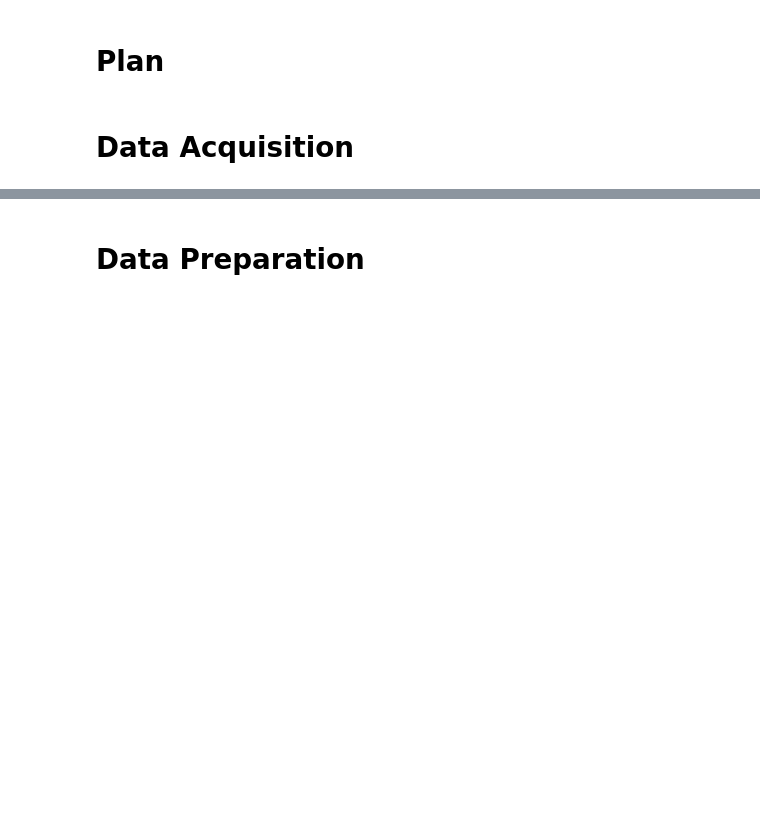
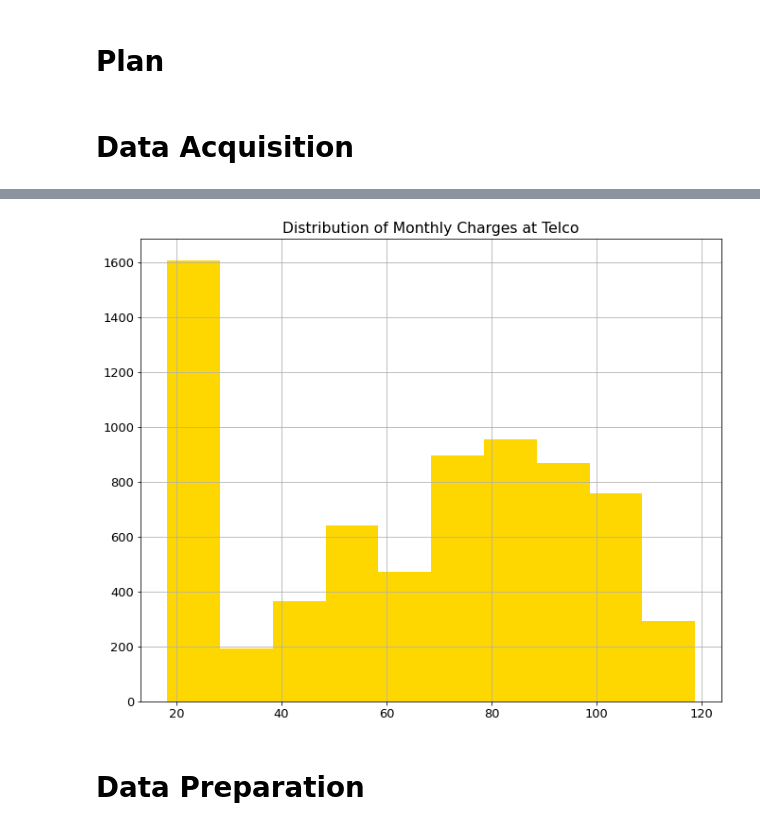
Before and after one commit to aliciag92/classification-project, a Jupyter notebook: working-jupy.ipynb, the cells around one changed output, grey strips where cells are left out. Cells and saved outputs as stored; diff of their text form; code cells hidden in the pictures; blank space fills up the shorter version.

```diff
--- a/working-jupy.ipynb
+++ b/working-jupy.ipynb
@@ -24,3 +256,10 @@
+# %%
+df['monthly_charges'].hist(color='gold')
+
+plt.title('Distribution of Monthly Charges at Telco')
+plt.show()
+# %% [output]
+[figure, added]
 # %% [markdown]
 # Data Preparation
 # %%
```
Also changed, not shown: parts of 21 cells of this notebook.
